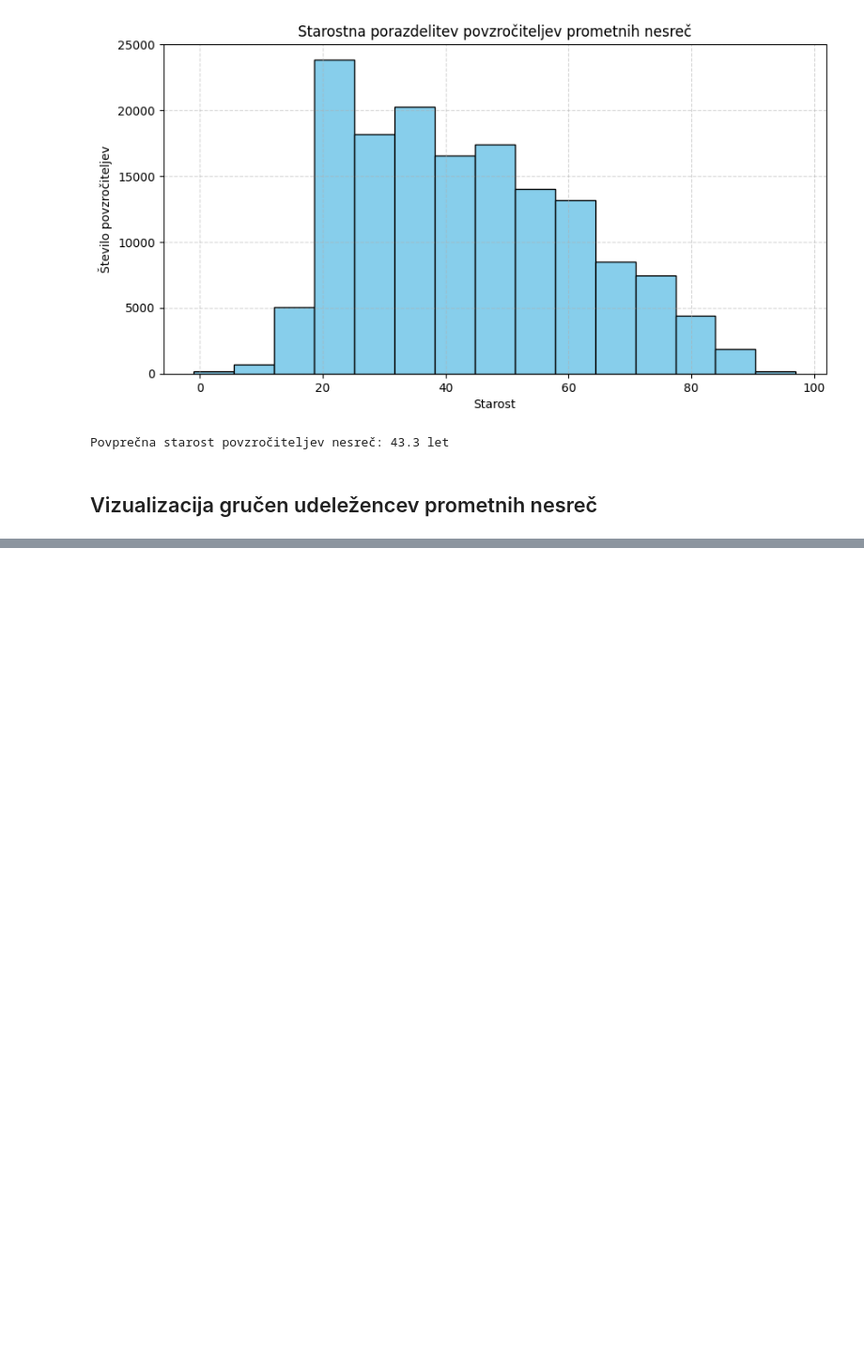
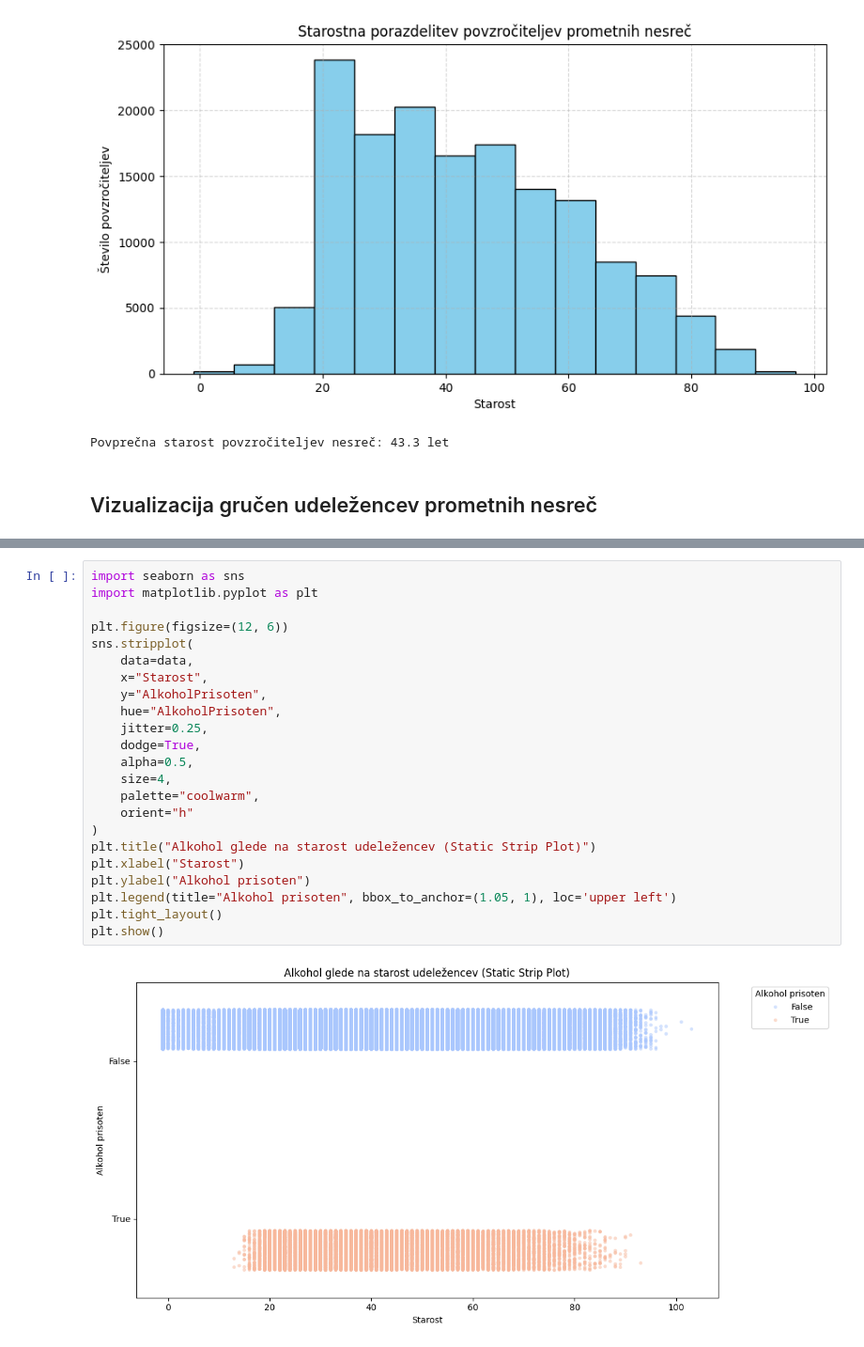
Before and after one commit to TeamsInsane/PR25_3, a Jupyter notebook: simple.ipynb, the cells around one changed output, grey strips where cells are left out. Shown at 94% size. Drawn from its saved outputs; the diff is of its cells as text; blank space fills up the shorter version.

```diff
--- a/simple.ipynb
+++ b/simple.ipynb
@@ -198,0 +324,25 @@ plt.show()
+# %%
+import seaborn as sns
+import matplotlib.pyplot as plt
+
+plt.figure(figsize=(12, 6))
+sns.stripplot(
+    data=data,
+    x="Starost",
+    y="AlkoholPrisoten",
+    hue="AlkoholPrisoten",
+    jitter=0.25,
+    dodge=True,
+    alpha=0.5,
+    size=4,
+    palette="coolwarm",
+    orient="h"
+)
+plt.title("Alkohol glede na starost udeležencev (Static Strip Plot)")
+plt.xlabel("Starost")
+plt.ylabel("Alkohol prisoten")
+plt.legend(title="Alkohol prisoten", bbox_to_anchor=(1.05, 1), loc='upper left')
+plt.tight_layout()
+plt.show()
+# %% [output]
+[figure, added]
```
Also changed, not shown: parts of 27 cells of this notebook.
